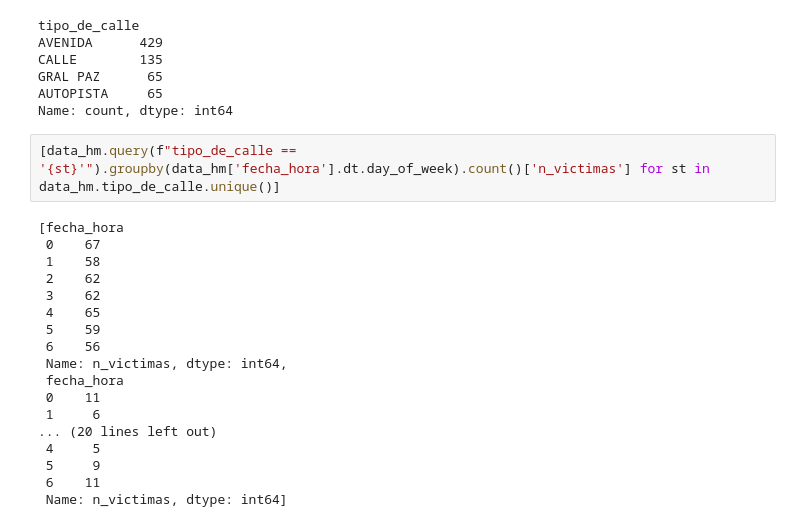
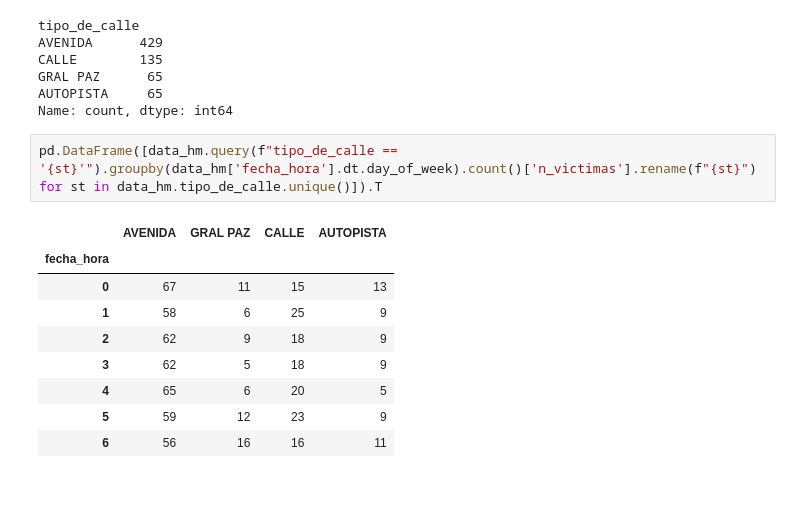
Before and after one commit to cypbk/pida-javier-bengolea, a Jupyter notebook: main.ipynb, the cells around one changed output. Saved outputs shown, nothing was run; the diff lists cells and outputs as text; blank space fills up the shorter version.

```diff
--- a/main.ipynb
+++ b/main.ipynb
@@ -1166,22 +1168,14 @@ GRAL PAZ      65
 AUTOPISTA     65
 Name: count, dtype: int64
 # %%
-[data_hm.query(f"tipo_de_calle == '{st}'").groupby(data_hm['fecha_hora'].dt.day_of_week).count()['n_victimas'] for st in data_hm.tipo_de_calle.unique()]
+pd.DataFrame([data_hm.query(f"tipo_de_calle == '{st}'").groupby(data_hm['fecha_hora'].dt.day_of_week).count()['n_victimas'].rename(f"{st}") for st in data_hm.tipo_de_calle.unique()]).T
 # %% [output]
-[fecha_hora
- 0    67
- 1    58
- 2    62
- 3    62
- 4    65
- 5    59
- 6    56
- Name: n_victimas, dtype: int64,
- fecha_hora
- 0    11
- 1     6
-... (20 lines left out)
- 4     5
- 5     9
- 6    11
- Name: n_victimas, dtype: int64]
+|  | AVENIDA | GRAL PAZ | CALLE | AUTOPISTA |
+| fecha_hora |  |  |  |  |
+| 0 | 67 | 11 | 15 | 13 |
+| 1 | 58 | 6 | 25 | 9 |
+| 2 | 62 | 9 | 18 | 9 |
+| 3 | 62 | 5 | 18 | 9 |
+| 4 | 65 | 6 | 20 | 5 |
+| 5 | 59 | 12 | 23 | 9 |
+| 6 | 56 | 16 | 16 | 11 |
```
Also changed, not shown: parts of 5 cells of this notebook, 1 other file.
